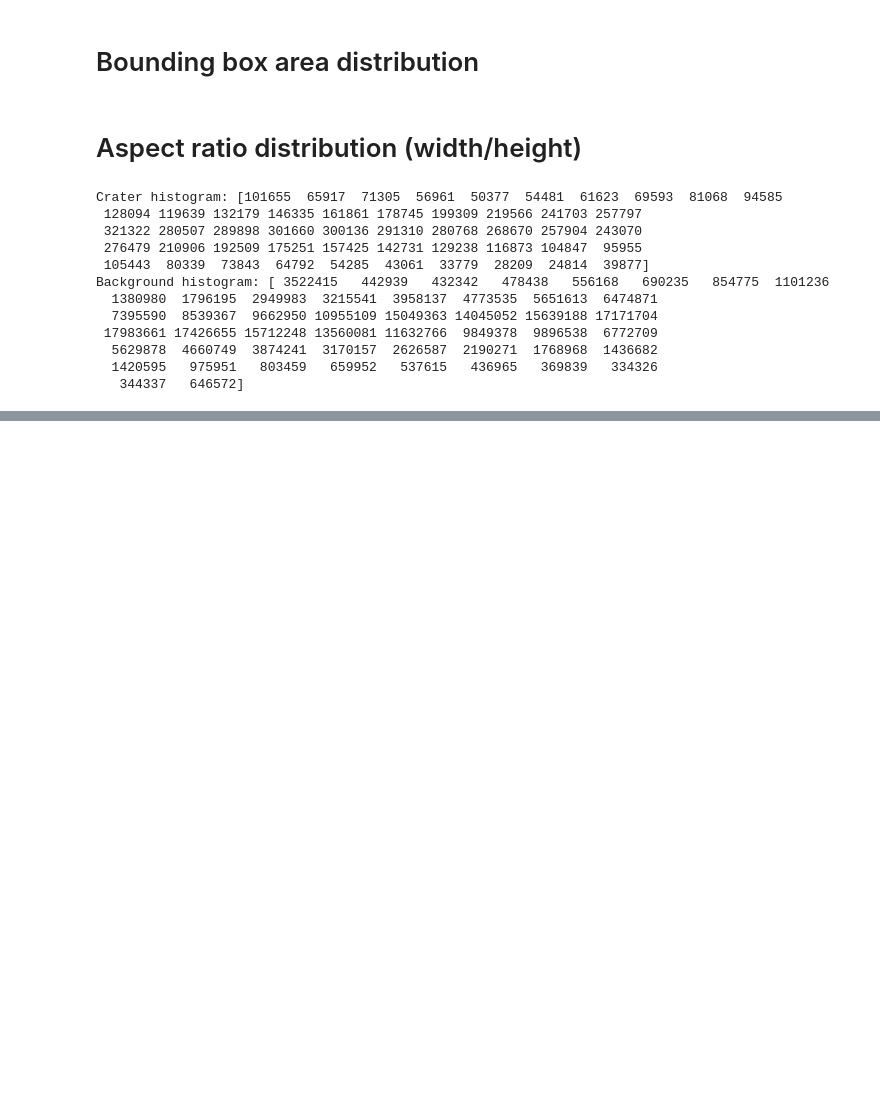
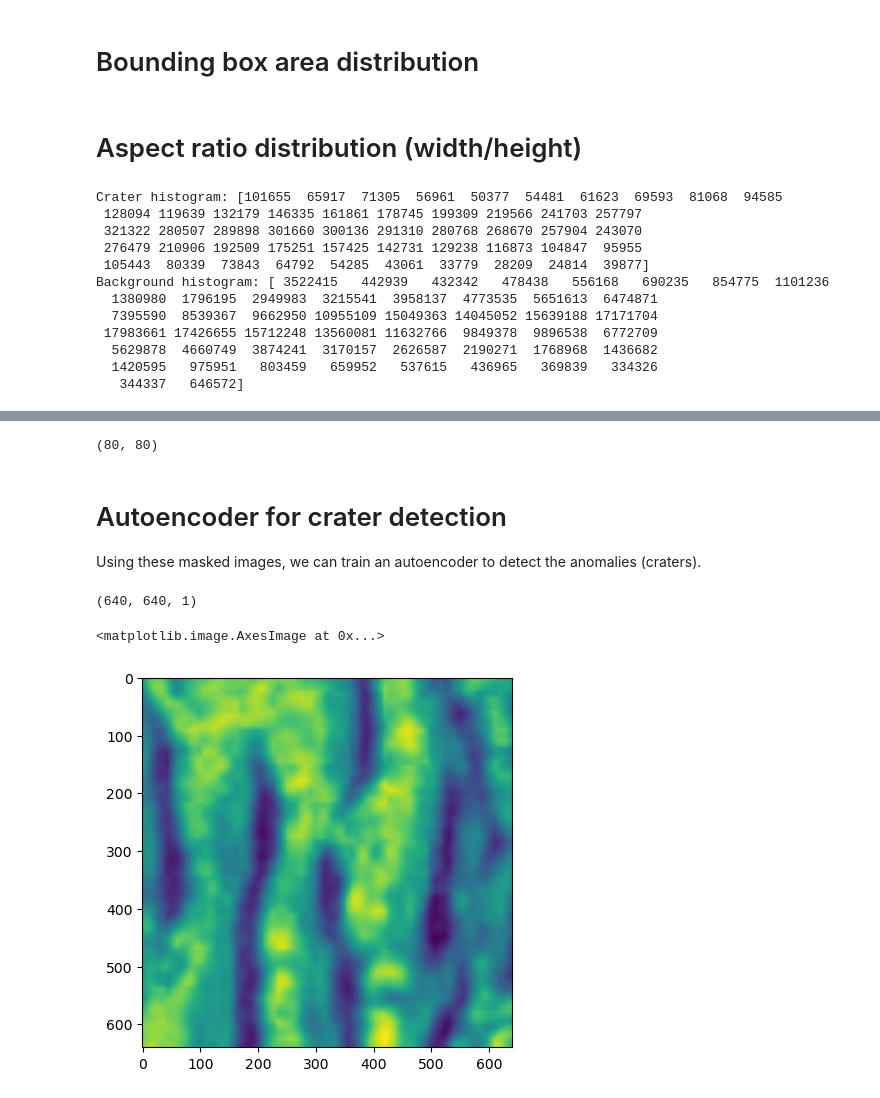
Before and after one commit to Toyakki/ConVNet_scratch, a Jupyter notebook: notebook/EDA.ipynb, the cells around one changed output, grey strips where cells are left out. Saved outputs shown, nothing was run; the diff lists cells and outputs as text; code cells hidden in the pictures; blank space fills up the shorter version.

Commit message:
Added autoencoder

```diff
--- a/notebook/EDA.ipynb
+++ b/notebook/EDA.ipynb
@@ -79,14 +110,13 @@ train_labels.head()
 # %%
 ## Open a sample image
 image_name = os.listdir(train_imgs_path)[0]
+print(image_name)
 img = cv2.imread(os.path.join(train_imgs_path, image_name))
 img = cv2.cvtColor(img,cv2.COLOR_BGR2RGB)
 
 # Find the corresponding file
-file, _ = os.path.splitext(os.listdir(train_imgs_path)[0])
-file_name = file + ".txt"
-rows = train_labels.loc[train_labels['file'] == file_name]
-
+rows = train_labels.loc[train_labels['file'] == image_name]
+print("Shape:", img.shape)
 img_width, img_height, _ = img.shape
 for i, row in rows.iterrows():
     x, y, h, w = row['center_x'], row['center_y'], row['width'], row['height']
@@ -151,8 +184,7 @@ def extract_pixels(row: pd.Series, image_dir: str):
     Returns:
         tuple: Two flattened numpy arrays - (crater_pixels, background_pixels).
     """
-    file_name, _  = os.path.splitext(row["file"])
-    file_path = os.path.join(image_dir, file_name + ".jpg")
+    file_path = os.path.join(image_dir, row['file'])
     img = Image.open(file_path).convert("L")  # Convert to grayscale
 
     img_width, img_height = img.size
@@ -223,0 +319,25 @@ fig.show()
+# %%
+fig = px.imshow(train_images[3], title="A sample image with omitting craters")
+print(train_images[3].shape)
+fig.update_layout(coloraxis_showscale=False)
+fig.show()
+# %% [output]
+(80, 80)
+# %% [markdown]
+# Autoencoder for crater detection
+
+Using these masked images, we can train an autoencoder to detect the anomalies (craters).
+# %%
+# Define the dataset without craters
+class MarsDataset(Dataset):
+    def __init__(self, images):
+        self.images = images
+
+    def __len__(self):
+        return len(self.images)
+
+    def __getitem__(self, idx):
+        image = self.images[idx]
+        image = cv2.resize(image, (640, 640))
+        image = torch.tensor(image, dtype=torch.float32).unsqueeze(0) / 255.0  # Normalize and add channel dim
+        return image
@@ -223,0 +370,12 @@ fig.show()
+# %%
+dataset = MarsDataset(train_images)
+dataloader = DataLoader(dataset, batch_size=16, shuffle=True)
+
+image = next(iter(dataloader))
+image1 = image.numpy().transpose(0, 2, 3, 1)[0, ..., :3]
+print(image1.shape)
+plt.imshow(image1)
+# %% [output]
+(640, 640, 1)
+<matplotlib.image.AxesImage at 0x...>
+[figure, added]
```
Also changed, not shown: parts of 14 cells of this notebook.
